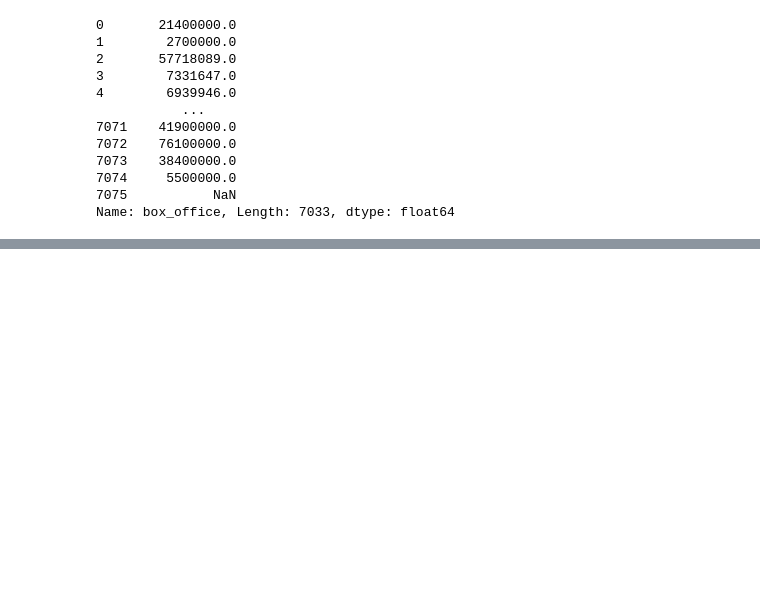
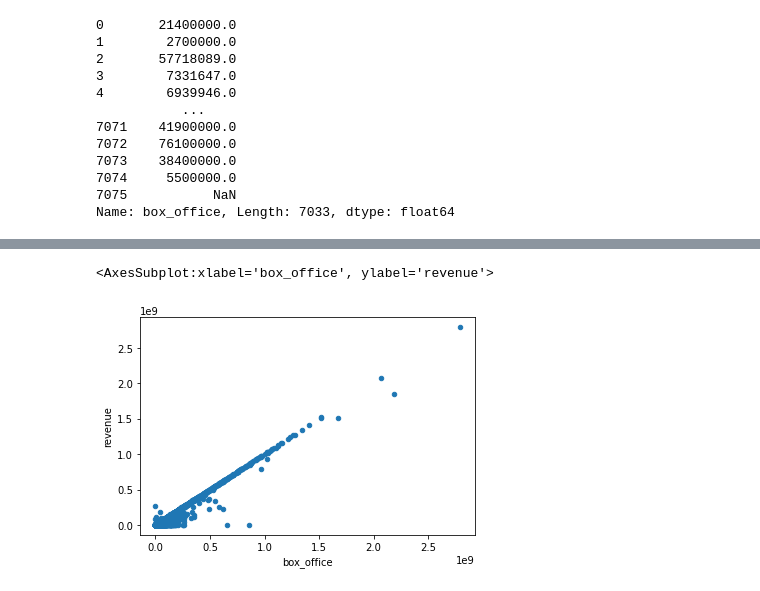
Before and after one commit to HollyESmith/Movies-ETL, a Jupyter notebook: MoviesETL.ipynb, the cells around one changed output, grey strips where cells are left out. Saved outputs shown, nothing was run; the diff lists cells and outputs as text; code cells hidden in the pictures; blank space fills up the shorter version.

```diff
--- a/MoviesETL.ipynb
+++ b/MoviesETL.ipynb
@@ -744,0 +1068,8 @@ wiki_movies_df.drop('Box office', axis=1, inplace=True)
+# %%
+# to convert
+
+kaggle_metadata['video'] == 'True'
+
+# The above code creates the Boolean column we want. We just need to assign it back to video:
+
+kaggle_metadata['video'] = kaggle_metadata['video'] == 'True'
@@ -744,0 +1296,7 @@ wiki_movies_df.drop('Box office', axis=1, inplace=True)
+# %%
+# The box_office and revenue columns are numeric, so we'll make another scatter plot.
+
+movies_df.fillna(0).plot(x='box_office', y='revenue', kind='scatter')
+# %% [output]
+<AxesSubplot:xlabel='box_office', ylabel='revenue'>
+[figure, added]
```
Also changed, not shown: parts of 80 cells of this notebook.
